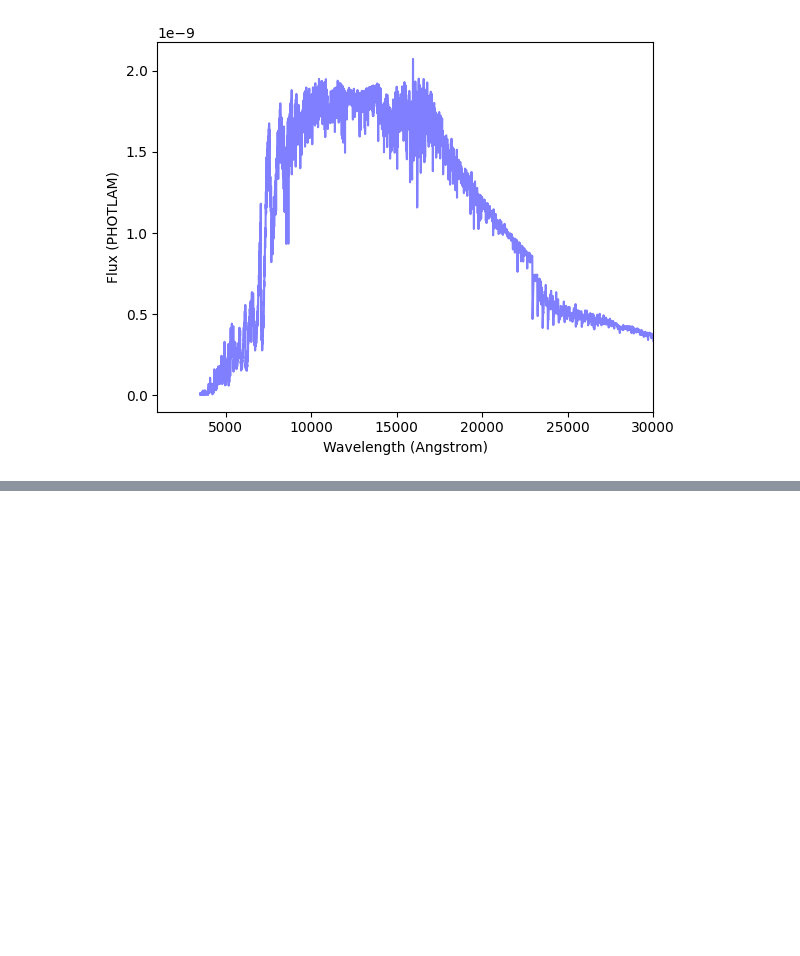
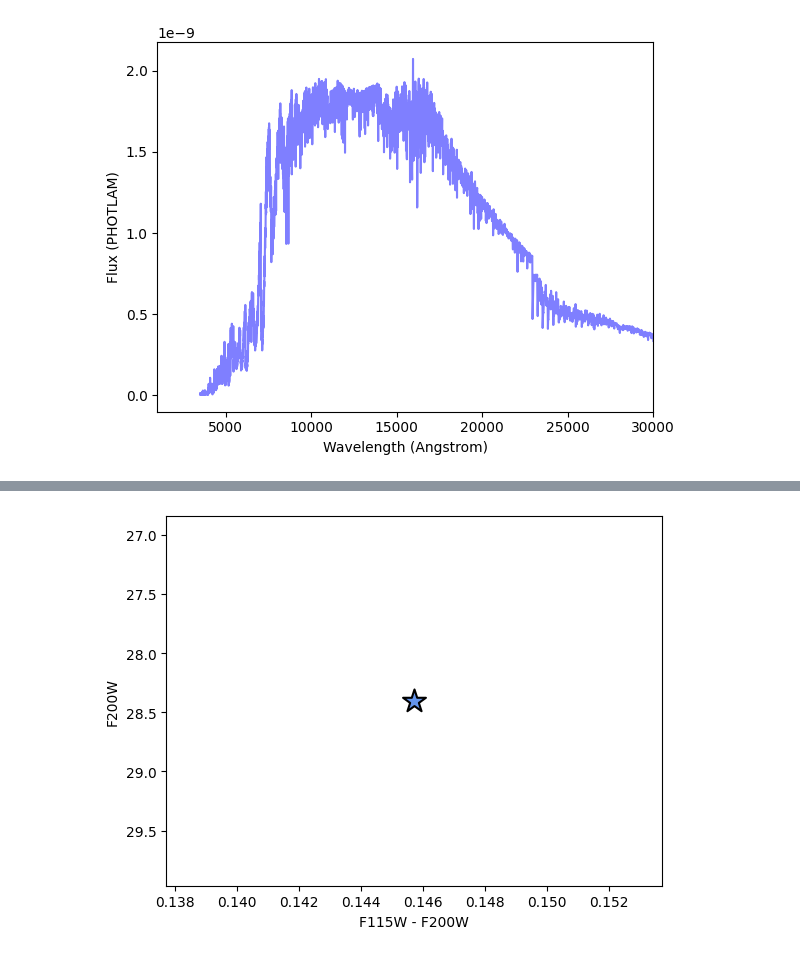
Before and after one commit to aswinsuresh24/rsg_phot, a Jupyter notebook: rsg_phot.ipynb, the cells around one changed output, grey strips where cells are left out. Cells and saved outputs as stored; diff of their text form; code cells hidden in the pictures; blank space fills up the shorter version.

```diff
--- a/rsg_phot.ipynb
+++ b/rsg_phot.ipynb
@@ -39,0 +42,9 @@ plt.gca().invert_yaxis()
+# %%
+flt_1, flt_2 = 'f115w', 'f200w'
+mag_1, mag_2 = rsgmag[flt_1].value, rsgmag[flt_2].value
+plt.scatter([mag_1-mag_2], [mag_2], marker = '*', s = 300, color = 'cornflowerblue', edgecolors = 'black', lw = 1.5)
+plt.xlabel(f'{flt_1.upper()} - {flt_2.upper()}')
+plt.ylabel(f'{flt_2.upper()}')
+plt.gca().invert_yaxis()
+# %% [output]
+[figure, added]
```
Also changed, not shown: parts of 2 cells of this notebook, 2 other files.
